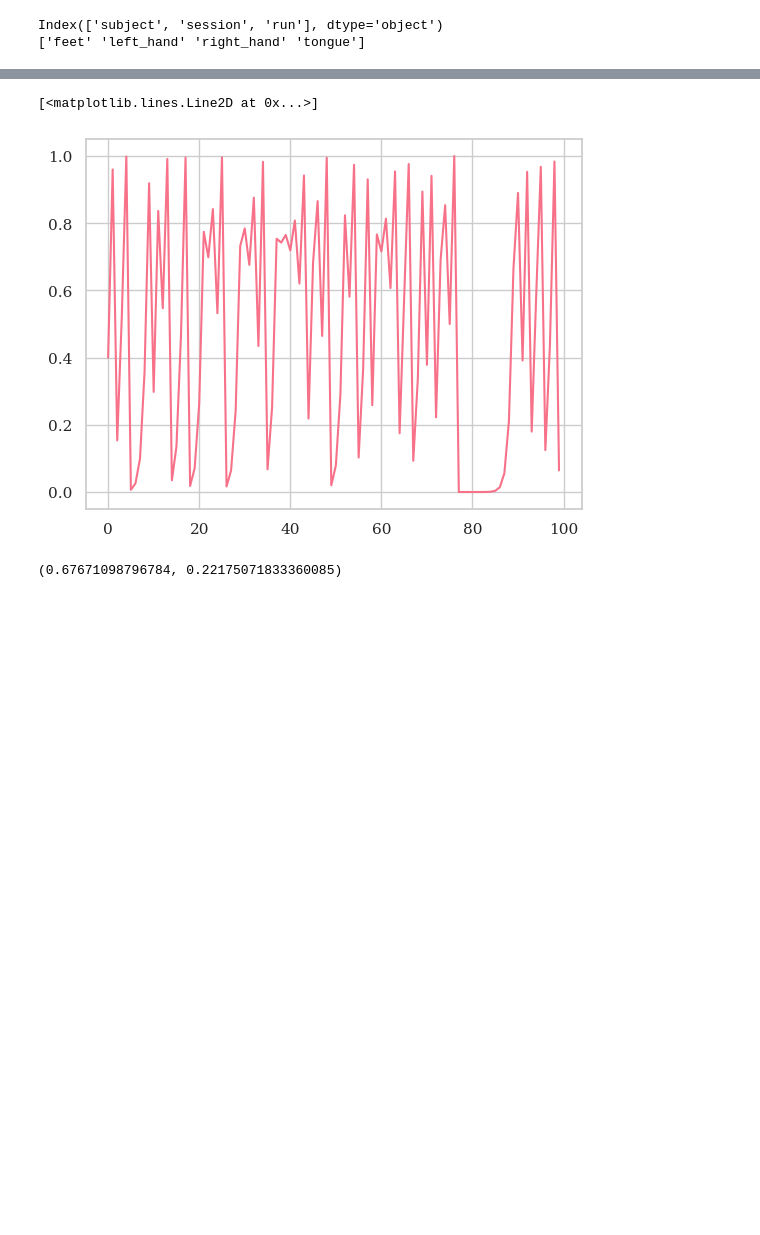
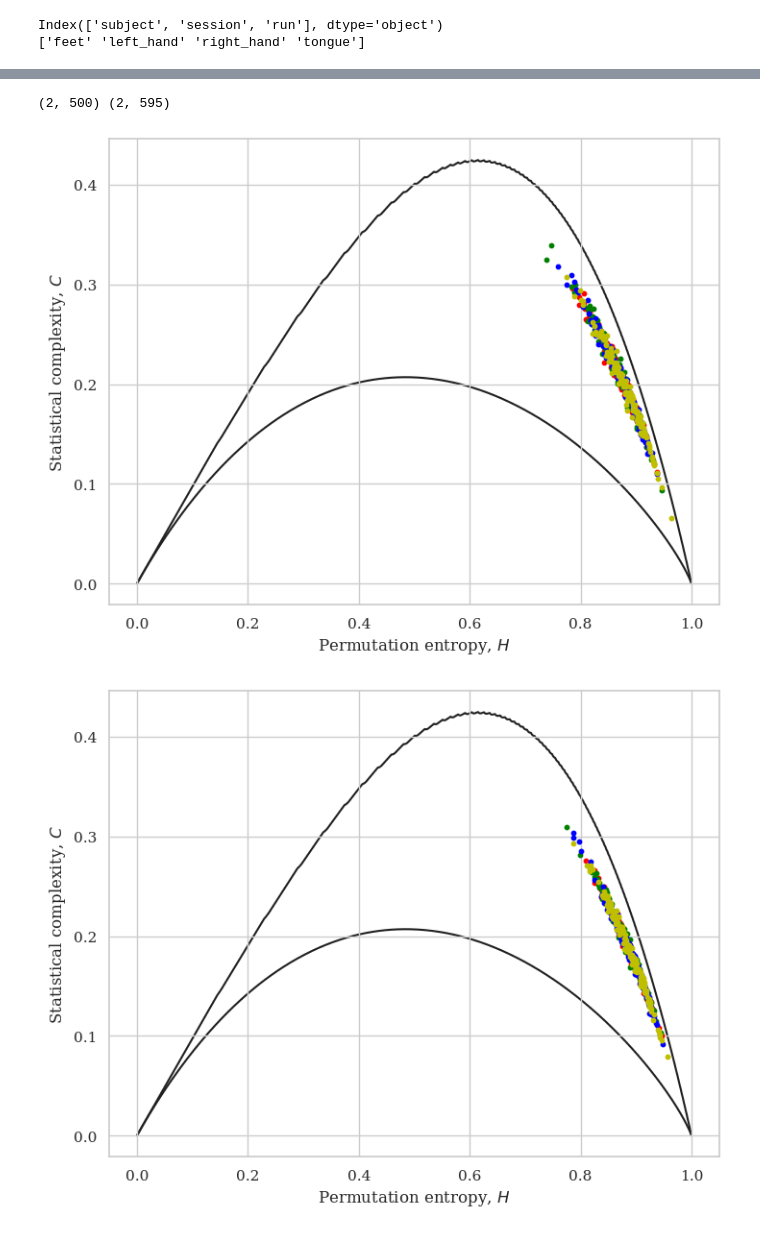
Before and after one commit to MatthewChen37/MATH8803-Final-Project, a Jupyter notebook: PermutationEntropy.ipynb, the cells around one changed output, grey strips where cells are left out. Drawn from its saved outputs; the diff is of its cells as text; code cells hidden in the pictures; blank space fills up the shorter version.

```diff
--- a/PermutationEntropy.ipynb
+++ b/PermutationEntropy.ipynb
@@ -60,7 +63,7 @@ Choosing from all possible events
 {'MNE_DATA': '/home/hice1/mchen439/scratch/mne_data', 'MNE_DATASETS_ALEXEEG_PATH': '/home/hice1/mchen439/mne_data', 'MNE_DATASETS_BNCI_PATH': '/home/hice1/mchen439/scratch/mne_data', 'MNE_DATASETS_EEG ...
 # %%
 datasetMotorImagery = BNCI2014_001()
-subjects = [1, 2, 3, 4, 5]
+subjects = [1]
 
 X, y, metadata = paradigm.get_data(dataset=datasetMotorImagery, subjects=subjects)
 print(metadata.columns)
@@ -106,11 +79,0 @@ ax.legend()
-# %%
-x = logistic()
-plt.plot(x[:100])
-# %% [output]
-[<matplotlib.lines.Line2D at 0x...>]
-[figure, removed]
-# %%
-result = ordpy.complexity_entropy(X[0, 0, :], dx=3)
-print(result)
-# %% [output]
-(0.67671098796784, 0.22175071833360085)
@@ -116,0 +91,43 @@ print(result)
+# %%
+def generate_complexity_entropy_values_whole_brain(X, y_encoded, index_start, index_end):
+	assert X.shape[0] == y_encoded.shape[0]
+	entropy_complexities = np.zeros((X.shape[0], 3)) # entropy, complexity, and label for trial
+	for i in tqdm(range(X.shape[0])):
+		entropy, complexity = ordpy.complexity_entropy(data=X[i, :,index_start:index_end], dx=int(5), dy=int(1), taux=int(3), tauy=int(1))
+		entropy_complexities[i][0] = entropy
+		entropy_complexities[i][1] = complexity
+		entropy_complexities[i][2] = y_encoded[i]
+	return entropy_complexities
+# %%
+hc_min_curve = minimum_complexity_entropy(dx=5, dy=1, size=500).T
+hc_max_curve = maximum_complexity_entropy(dx=5, dy=1, m=5).T
+#hc_max_curve = maximum_complexity_entropy(dx=6).T
+#hc_min_curve = minimum_complexity_entropy(dx=6, size=719).T
+
+print(hc_min_curve.shape, hc_max_curve.shape)
+hmin, cmin = hc_min_curve
+hmax, cmax = hc_max_curve
+# %% [output]
+(2, 500) (2, 595)
+# %%
+for start_idx, end_idx in [(0, 100), (100, 250), (250, 500)]:
+	result_all_trials = generate_complexity_entropy_values_whole_brain(X, y_encoded, start_idx, end_idx)
+	f, ax = plt.subplots(figsize=(8.19, 6.3))
+	tongue = result_all_trials[result_all_trials[:, 2] == 0]
+	right_hand = result_all_trials[result_all_trials[:, 2] == 1]
+	left_hand = result_all_trials[result_all_trials[:, 2] == 2]
+	feet = result_all_trials[result_all_trials[:, 2] == 3]
+	upper = ax.plot(hmin, cmin, linewidth=1.5, color='#202020', zorder=0)
+	lower = ax.plot(hmax, cmax, linewidth=1.5, color='#202020', zorder=0)
+	tongue_points = ax.scatter(x=tongue[:,0], y=tongue[:,1], c="r", s=10)
+	right_hand_points = ax.scatter(x=right_hand[:,0], y=right_hand[:,1], c="g", s=10)
+	left_hand_points = ax.scatter(x=left_hand[:,0], y=left_hand[:,1], c="b", s=10)
+	feet_points = ax.scatter(x=feet[:,0], y=feet[:,1], c="y", s=10)
+	ax.set_xlabel('Permutation entropy, $H$')
+	ax.set_ylabel('Statistical complexity, $C$')
+	plt.show()
+	#ax.grid(visible=True)
+	#ax.legend((upper, lower, tongue_points, right_hand_points, left_hand_points, feet_points), ("Maximum Complexity Entropy", "Minimum Complexity Entropy", "Tongue", "Right Hand", "Left Hand", "Feet"), scatterpoints=1)
+# %% [output]
+[figure, added]
+[figure, added]
```
Also changed, not shown: parts of 11 cells of this notebook, 1 other file.
